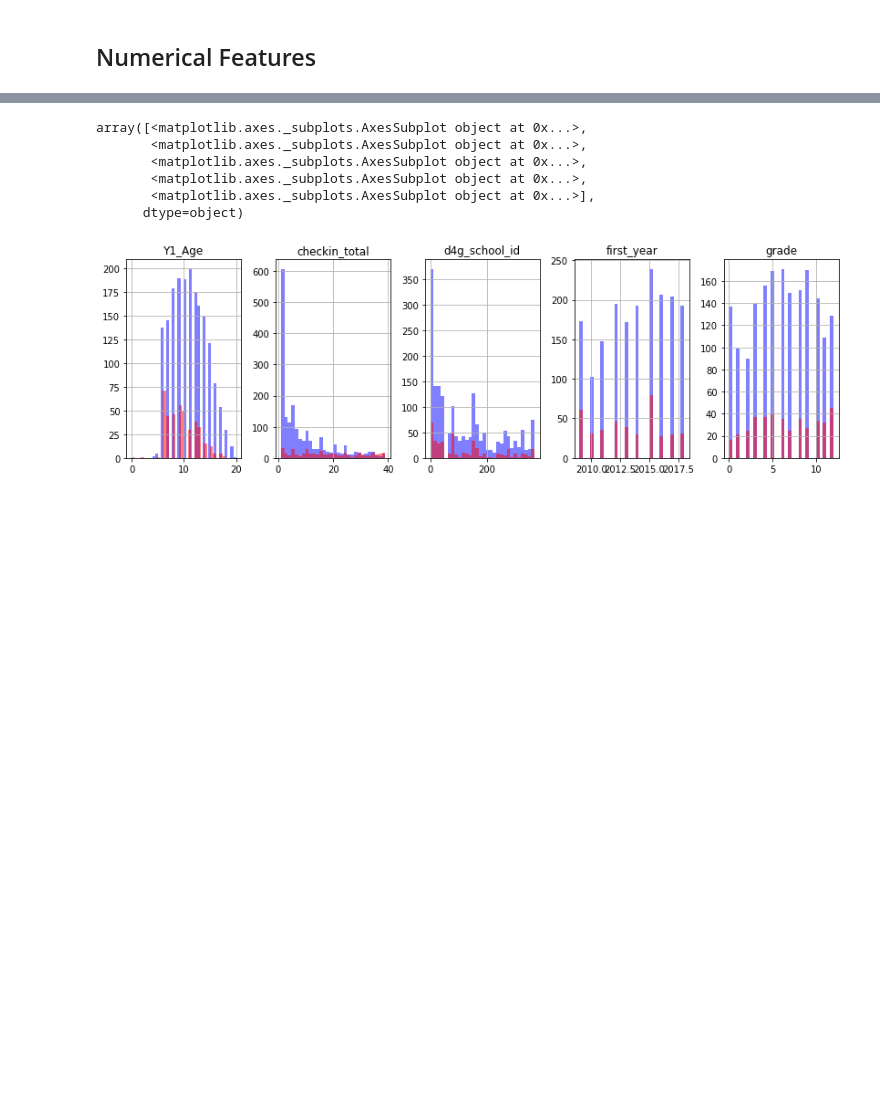
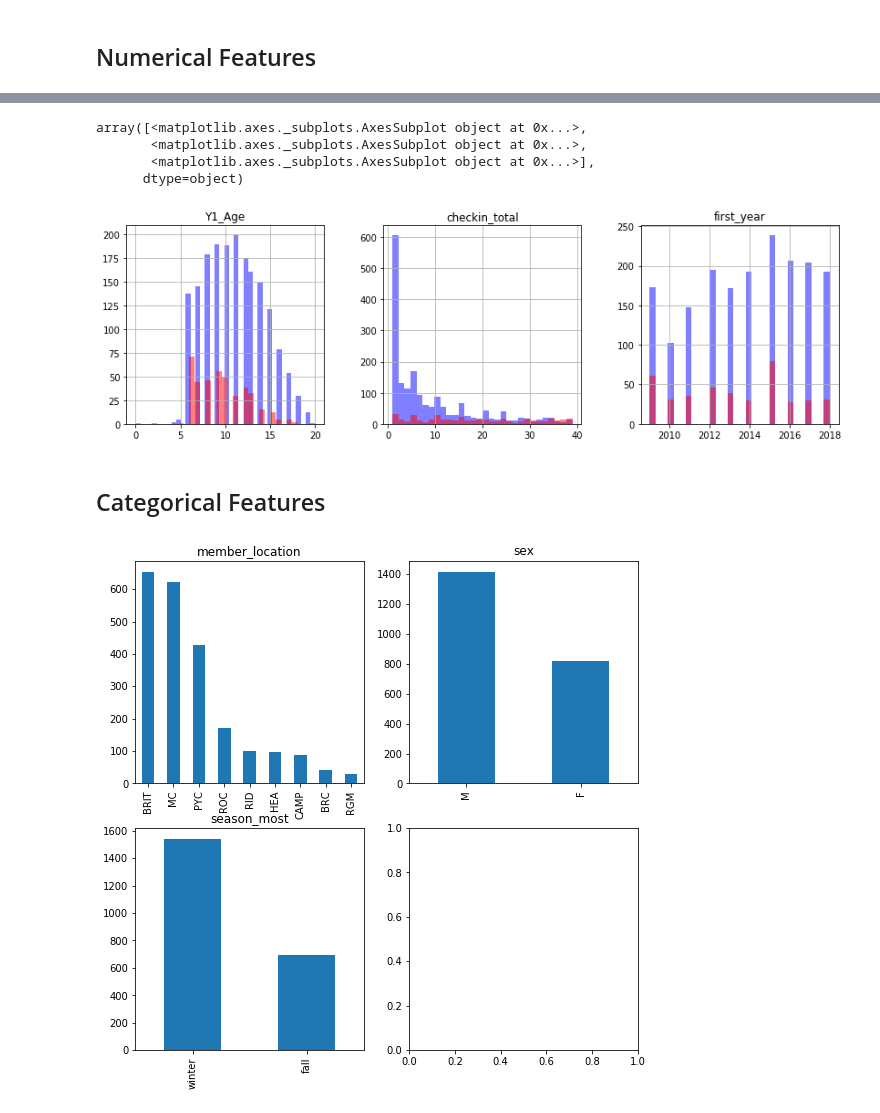
Before and after one commit to AMacumber/D4G_BCGO_Engagement, a Jupyter notebook: Step_06_Prep_EDA.ipynb, the cells around one changed output, grey strips where cells are left out. Saved outputs shown, nothing was run; the diff lists cells and outputs as text; code cells hidden in the pictures; blank space fills up the shorter version.

```diff
--- a/Step_06_Prep_EDA.ipynb
+++ b/Step_06_Prep_EDA.ipynb
@@ -77,12 +78,23 @@ array([[<matplotlib.axes._subplots.AxesSubplot object at 0x...>,
 # %%
-fig, ax = plt.subplots(1, 5, figsize=(14, 4))
+fig, ax = plt.subplots(1, 3, figsize=(14, 4))
 df[df.label == "static"][numerical_features].hist(bins=30, color="blue", alpha=0.5, ax=ax)
 df[df.label == "engaged"][numerical_features].hist(bins=30, color="red", alpha=0.5, ax=ax)
 # %% [output]
 array([<matplotlib.axes._subplots.AxesSubplot object at 0x...>,
-       <matplotlib.axes._subplots.AxesSubplot object at 0x...>,
-       <matplotlib.axes._subplots.AxesSubplot object at 0x...>,
        <matplotlib.axes._subplots.AxesSubplot object at 0x...>,
        <matplotlib.axes._subplots.AxesSubplot object at 0x...>],
       dtype=object)
-[figure, old version]
+[figure, new version]
+# %% [markdown]
+## Categorical Features
+# %%
+ROWS, COLS = 2, 2
+fig, ax = plt.subplots(ROWS, COLS, figsize=(9, 9))
+row, col = 0, 0
+for i, categorical_feature in enumerate(categorical_features):
+    if col == COLS - 1:
+        row += 1
+    col = i % COLS
+    df[categorical_feature].value_counts().plot('bar', ax=ax[row, col]).set_title(categorical_feature)
+# %% [output]
+[figure, added]
```
Also changed, not shown: parts of 20 cells of this notebook, 2 other files.
